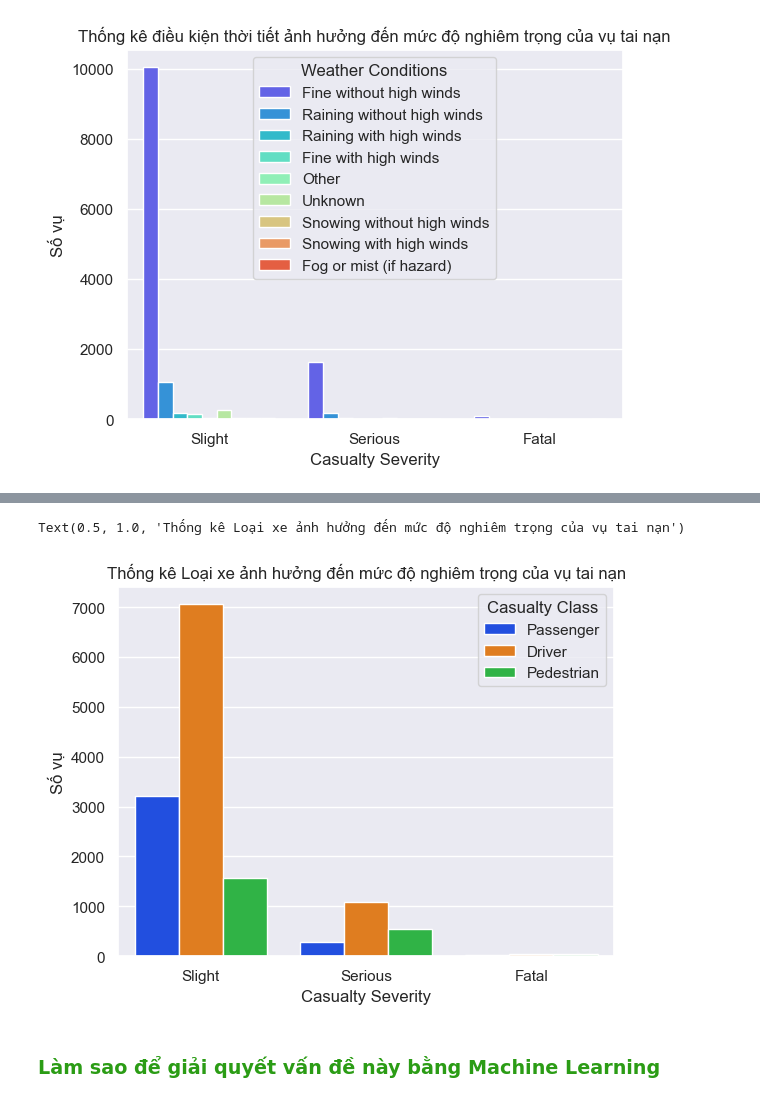
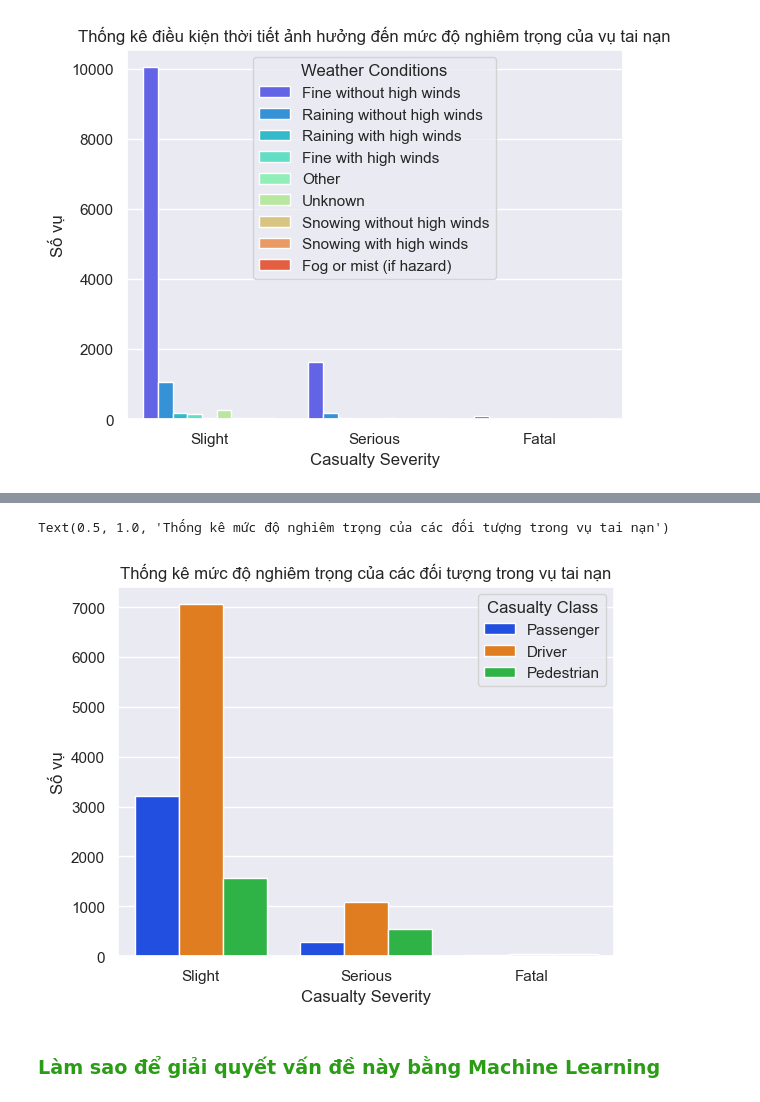
Before and after one commit to laitoanthang/KHDL-PythonForDS, a Jupyter notebook: Modeling.ipynb, the cells around one changed output, grey strips where cells are left out. Saved outputs shown, nothing was run; the diff lists cells and outputs as text; code cells hidden in the pictures.

```diff
--- a/Modeling.ipynb
+++ b/Modeling.ipynb
@@ -107,10 +107,10 @@ Text(0.5, 1.0, 'Thống kê Loại xe ảnh hưởng đến mức độ nghiêm
 # %%
 sns.countplot(data = df, x = df['Casualty Severity'], hue = 'Casualty Class', palette='bright')
 plt.ylabel("Số vụ")
-plt.title("Thống kê Loại xe ảnh hưởng đến mức độ nghiêm trọng của vụ tai nạn")
+plt.title("Thống kê mức độ nghiêm trọng của các đối tượng trong vụ tai nạn")
 # %% [output]
-Text(0.5, 1.0, 'Thống kê Loại xe ảnh hưởng đến mức độ nghiêm trọng của vụ tai nạn')
+Text(0.5, 1.0, 'Thống kê mức độ nghiêm trọng của các đối tượng trong vụ tai nạn')
-[figure, old version]
+[figure, new version]
 # %% [markdown]
 ### <span style='color:#2B9C15'>Làm sao để giải quyết vấn đề này bằng Machine Learning</span>
 # %% [markdown]
```
Also changed, not shown: parts of 5 cells of this notebook, 2 other files.
